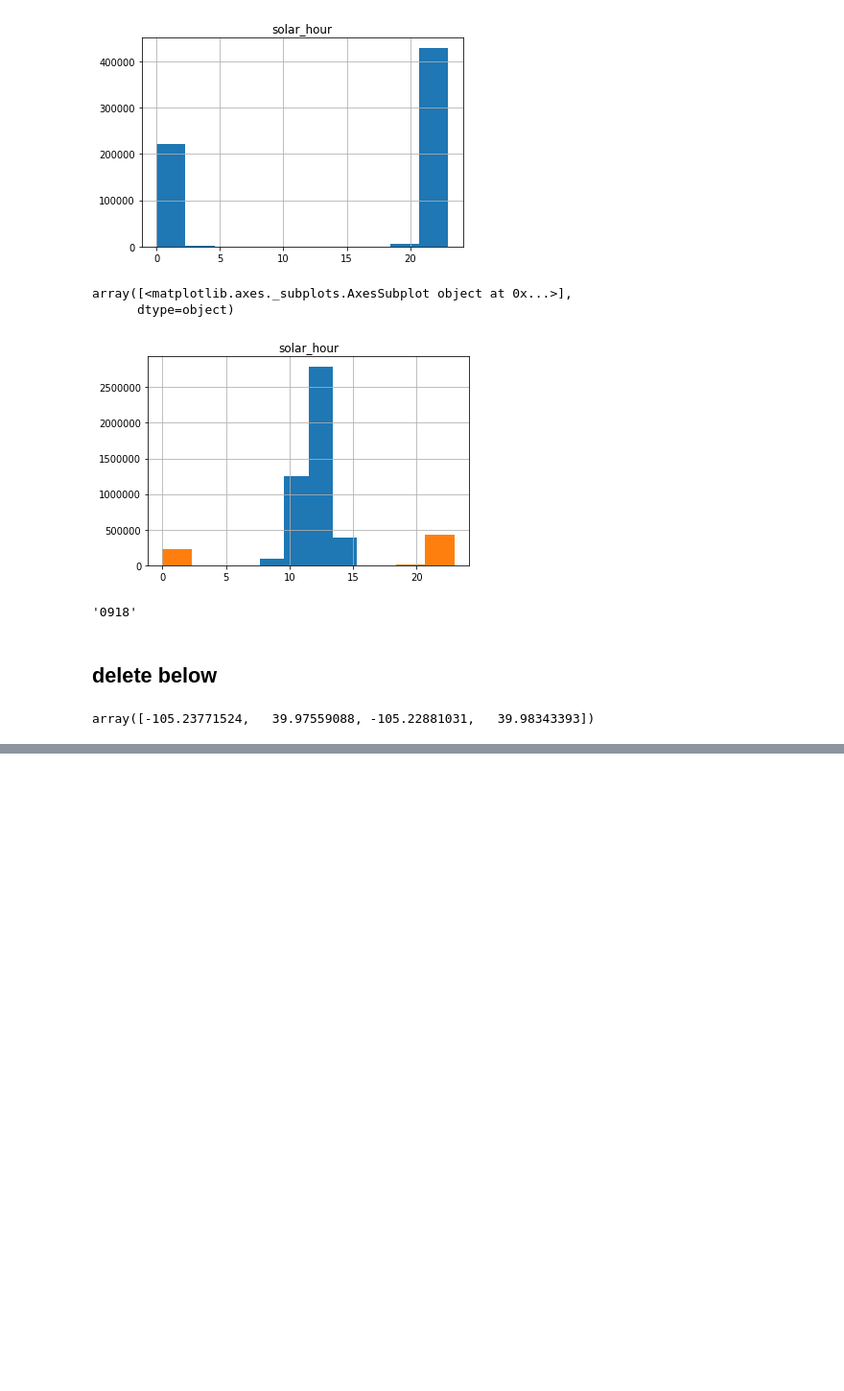
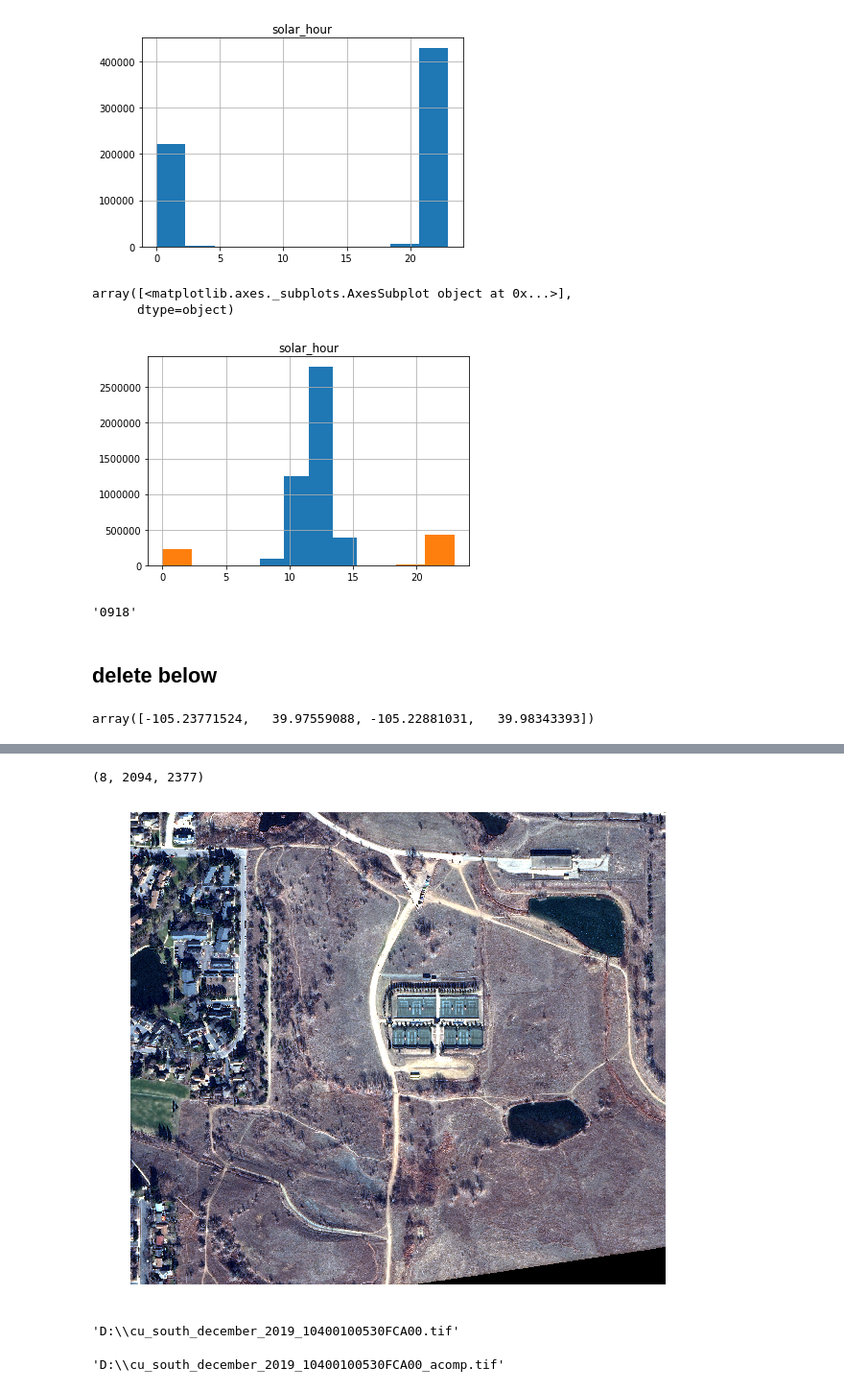
Before and after one commit to earthlab/night_fire, a Jupyter notebook: notebooks/verify-solar-time.ipynb, the cells around one changed output, grey strips where cells are left out. Shown at 96% size. Saved outputs shown, nothing was run; the diff lists cells and outputs as text; code cells hidden in the pictures; blank space fills up the shorter version.

```diff
--- a/notebooks/verify-solar-time.ipynb
+++ b/notebooks/verify-solar-time.ipynb
@@ -201,0 +198,17 @@ gbdx.ordering.status('48f082d4-c712-466c-ab46-7eaa85dda475')
+# %%
+img.shape
+# %% [output]
+(8, 2094, 2377)
+# %%
+img.plot()
+# %% [output]
+[figure, added]
+# %%
+img.geotiff(path=r'D:\cu_south_december_2019_{}.tif'.format(did))
+# %% [output]
+'D:\\cu_south_december_2019_10400100530FCA00.tif'
+# %%
+img = CatalogImage(did, bbox=aoi.bounds.values[0], pansharpen=True, acomp=True)
+img.geotiff(path=r'D:\cu_south_december_2019_{}_acomp.tif'.format(did))
+# %% [output]
+'D:\\cu_south_december_2019_10400100530FCA00_acomp.tif'
```
Also changed, not shown: parts of 5 cells of this notebook, 3 other files.
